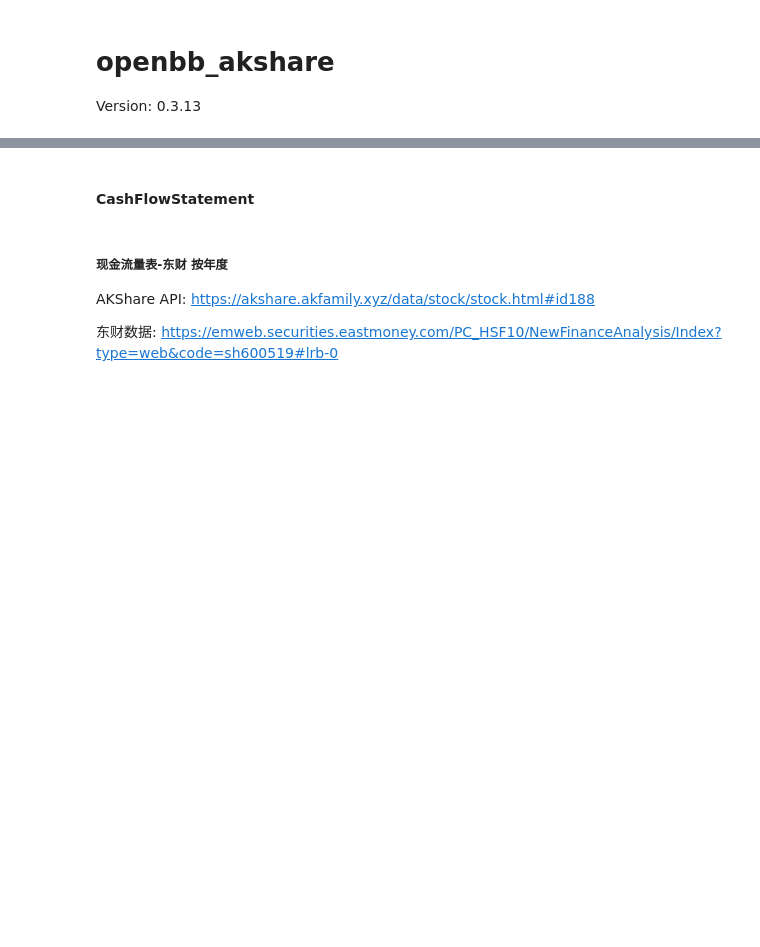
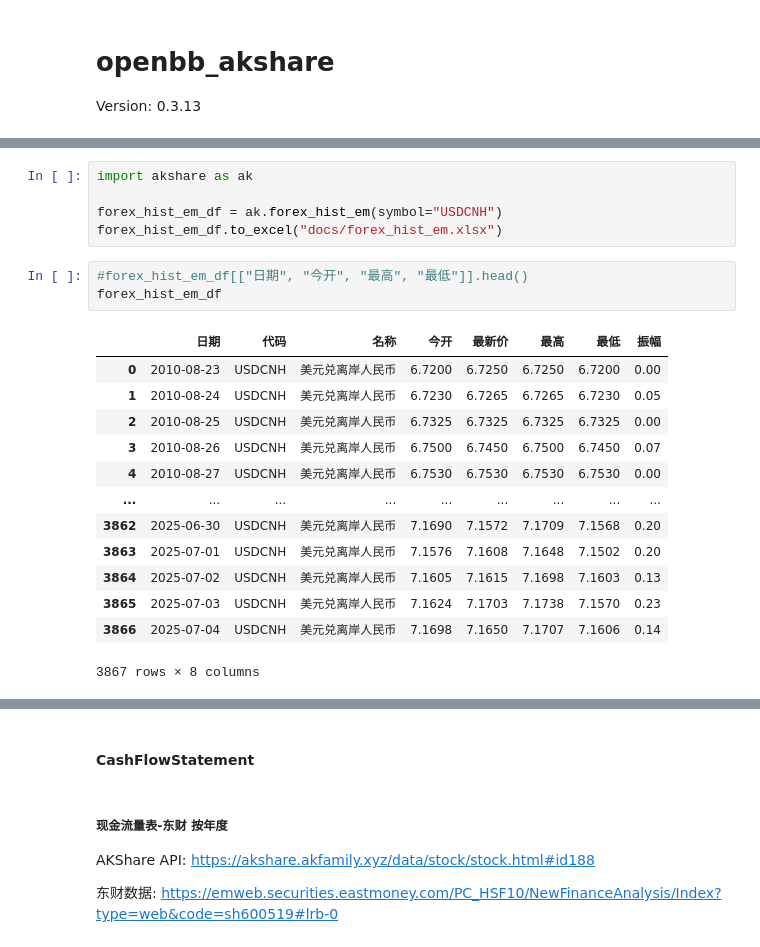
Before and after one commit to shugaoye/openbb_akshare, a Jupyter notebook: akshare_test.ipynb, the cells around one changed output, grey strips where cells are left out. Saved outputs shown, nothing was run; the diff lists cells and outputs as text; blank space fills up the shorter version.

```diff
--- a/akshare_test.ipynb
+++ b/akshare_test.ipynb
@@ -4,0 +20,22 @@ Version: 0.3.13
+# %%
+import akshare as ak
+
+forex_hist_em_df = ak.forex_hist_em(symbol="USDCNH")
+forex_hist_em_df.to_excel("docs/forex_hist_em.xlsx")
+# %%
+#forex_hist_em_df[["日期", "今开", "最高", "最低"]].head()
+forex_hist_em_df
+# %% [output]
+|  | 日期 | 代码 | 名称 | 今开 | 最新价 | 最高 | 最低 | 振幅 |
+| 0 | 2010-08-23 | USDCNH | 美元兑离岸人民币 | 6.7200 | 6.7250 | 6.7250 | 6.7200 | 0.00 |
+| 1 | 2010-08-24 | USDCNH | 美元兑离岸人民币 | 6.7230 | 6.7265 | 6.7265 | 6.7230 | 0.05 |
+| 2 | 2010-08-25 | USDCNH | 美元兑离岸人民币 | 6.7325 | 6.7325 | 6.7325 | 6.7325 | 0.00 |
+| 3 | 2010-08-26 | USDCNH | 美元兑离岸人民币 | 6.7500 | 6.7450 | 6.7500 | 6.7450 | 0.07 |
+| 4 | 2010-08-27 | USDCNH | 美元兑离岸人民币 | 6.7530 | 6.7530 | 6.7530 | 6.7530 | 0.00 |
+| ... | ... | ... | ... | ... | ... | ... | ... | ... |
+| 3862 | 2025-06-30 | USDCNH | 美元兑离岸人民币 | 7.1690 | 7.1572 | 7.1709 | 7.1568 | 0.20 |
+| 3863 | 2025-07-01 | USDCNH | 美元兑离岸人民币 | 7.1576 | 7.1608 | 7.1648 | 7.1502 | 0.20 |
+| 3864 | 2025-07-02 | USDCNH | 美元兑离岸人民币 | 7.1605 | 7.1615 | 7.1698 | 7.1603 | 0.13 |
+| 3865 | 2025-07-03 | USDCNH | 美元兑离岸人民币 | 7.1624 | 7.1703 | 7.1738 | 7.1570 | 0.23 |
+| 3866 | 2025-07-04 | USDCNH | 美元兑离岸人民币 | 7.1698 | 7.1650 | 7.1707 | 7.1606 | 0.14 |
+3867 rows × 8 columns
```
Also changed, not shown: parts of 7 cells of this notebook, 7 other files.
